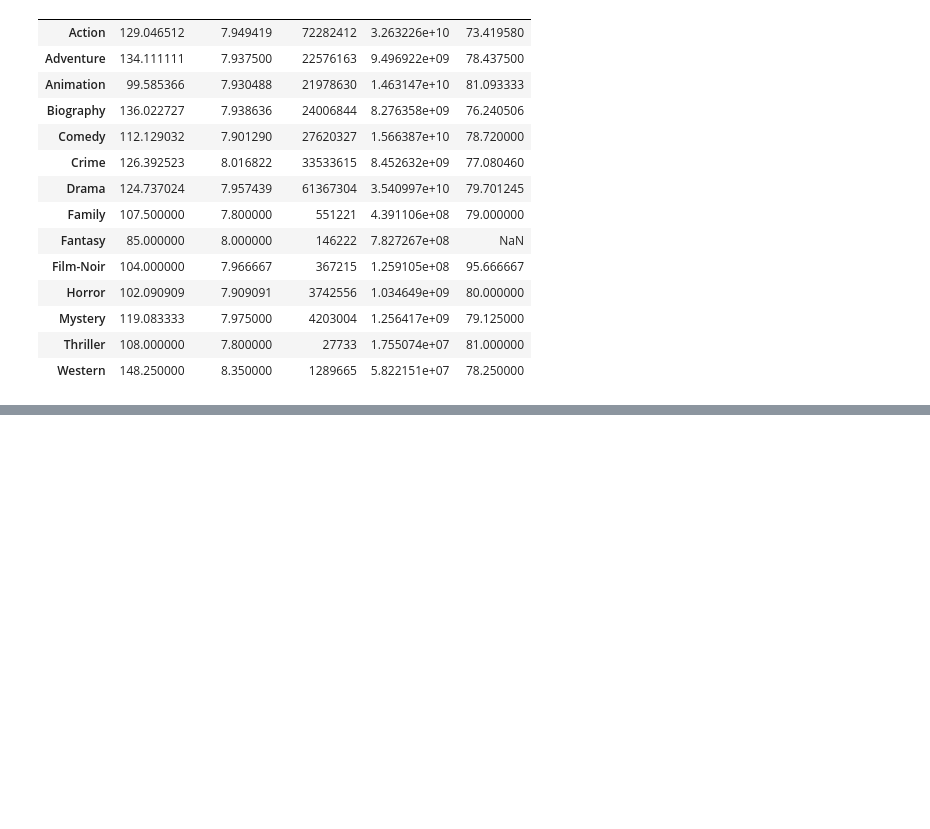
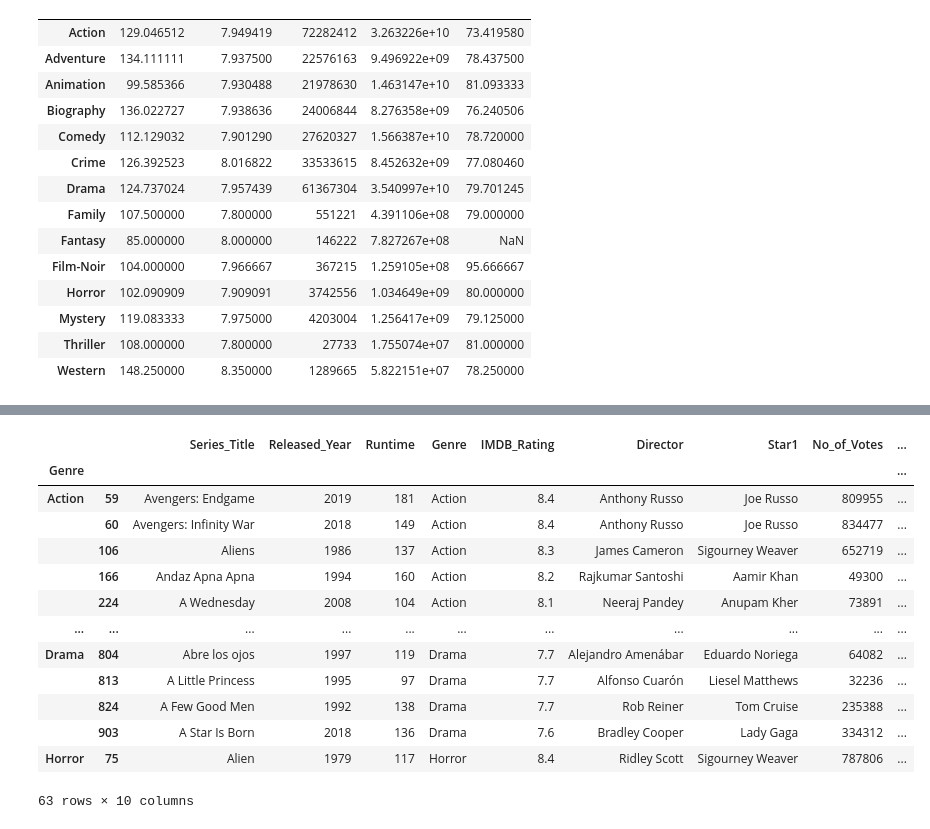
Before and after one commit to Shrikantlala24/Pandas, a Jupyter notebook: group_by_.ipynb, the cells around one changed output, grey strips where cells are left out. Cells and saved outputs as stored; diff of their text form; code cells hidden in the pictures; blank space fills up the shorter version.

```diff
--- a/group_by_.ipynb
+++ b/group_by_.ipynb
@@ -366,8 +366,13 @@ movies.iloc[idx]
 | 700 | Wait Until Dark | 1967 | 108 | Thriller | 7.8 | Terence Young | Audrey Hepburn | 27733 | 17550741.0 | ... |
 | 12 | Il buono, il brutto, il cattivo | 1966 | 161 | Western | 8.8 | Sergio Leone | Clint Eastwood | 688390 | 6100000.0 | ... |
 # %%
-def start_A(col):
-    return col
+# framo = pd.DataFrame()
 
+def ranking(data):
+    data['IMDB_rank'] = data['IMDB_Rating'].rank(ascending=False)
+    return data.sort_values('IMDB_Rating',ascending=False)
 
-genres.
+framo = genres.apply(ranking)
+framo.loc['Action']
+# framo
+# genres.count()
@@ -373,0 +445,22 @@ genres.
+# %%
+def start_A(grp) :
+    mask = grp['Series_Title'].str.startswith('A')
+    return grp[mask]
+
+
+genres.apply(start_A)
+# %% [output]
+|  |  | Series_Title | Released_Year | Runtime | Genre | IMDB_Rating | Director | Star1 | No_of_Votes | ... |
+| Genre |  |  |  |  |  |  |  |  |  | ... |
+| Action | 59 | Avengers: Endgame | 2019 | 181 | Action | 8.4 | Anthony Russo | Joe Russo | 809955 | ... |
+|  | 60 | Avengers: Infinity War | 2018 | 149 | Action | 8.4 | Anthony Russo | Joe Russo | 834477 | ... |
+|  | 106 | Aliens | 1986 | 137 | Action | 8.3 | James Cameron | Sigourney Weaver | 652719 | ... |
+|  | 166 | Andaz Apna Apna | 1994 | 160 | Action | 8.2 | Rajkumar Santoshi | Aamir Khan | 49300 | ... |
+|  | 224 | A Wednesday | 2008 | 104 | Action | 8.1 | Neeraj Pandey | Anupam Kher | 73891 | ... |
+| ... | ... | ... | ... | ... | ... | ... | ... | ... | ... | ... |
+| Drama | 804 | Abre los ojos | 1997 | 119 | Drama | 7.7 | Alejandro Amenábar | Eduardo Noriega | 64082 | ... |
+|  | 813 | A Little Princess | 1995 | 97 | Drama | 7.7 | Alfonso Cuarón | Liesel Matthews | 32236 | ... |
+|  | 824 | A Few Good Men | 1992 | 138 | Drama | 7.7 | Rob Reiner | Tom Cruise | 235388 | ... |
+|  | 903 | A Star Is Born | 2018 | 136 | Drama | 7.6 | Bradley Cooper | Lady Gaga | 334312 | ... |
+| Horror | 75 | Alien | 1979 | 117 | Horror | 8.4 | Ridley Scott | Sigourney Weaver | 787806 | ... |
+63 rows × 10 columns
```
Also changed, not shown: parts of 4 cells of this notebook.
